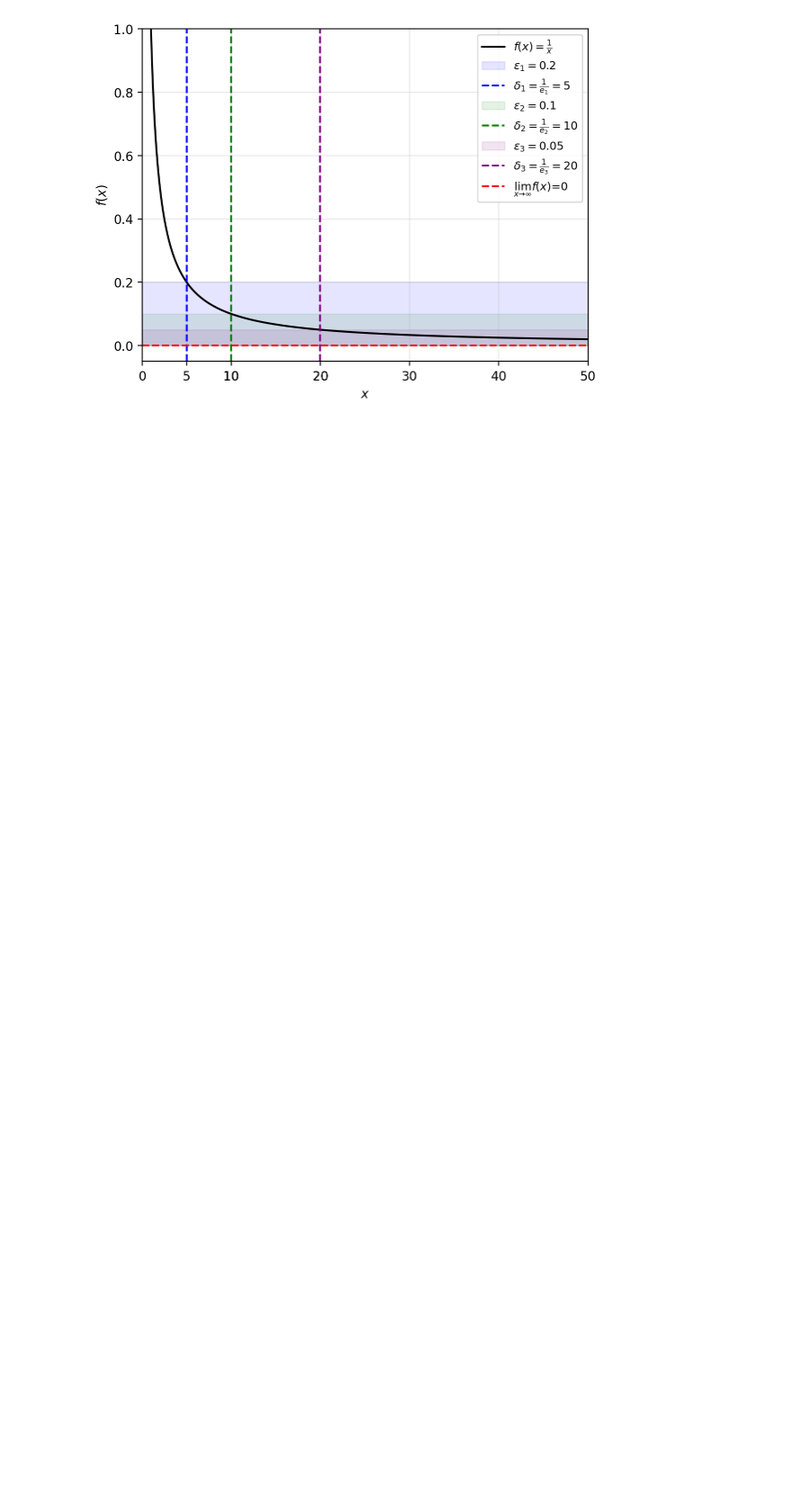
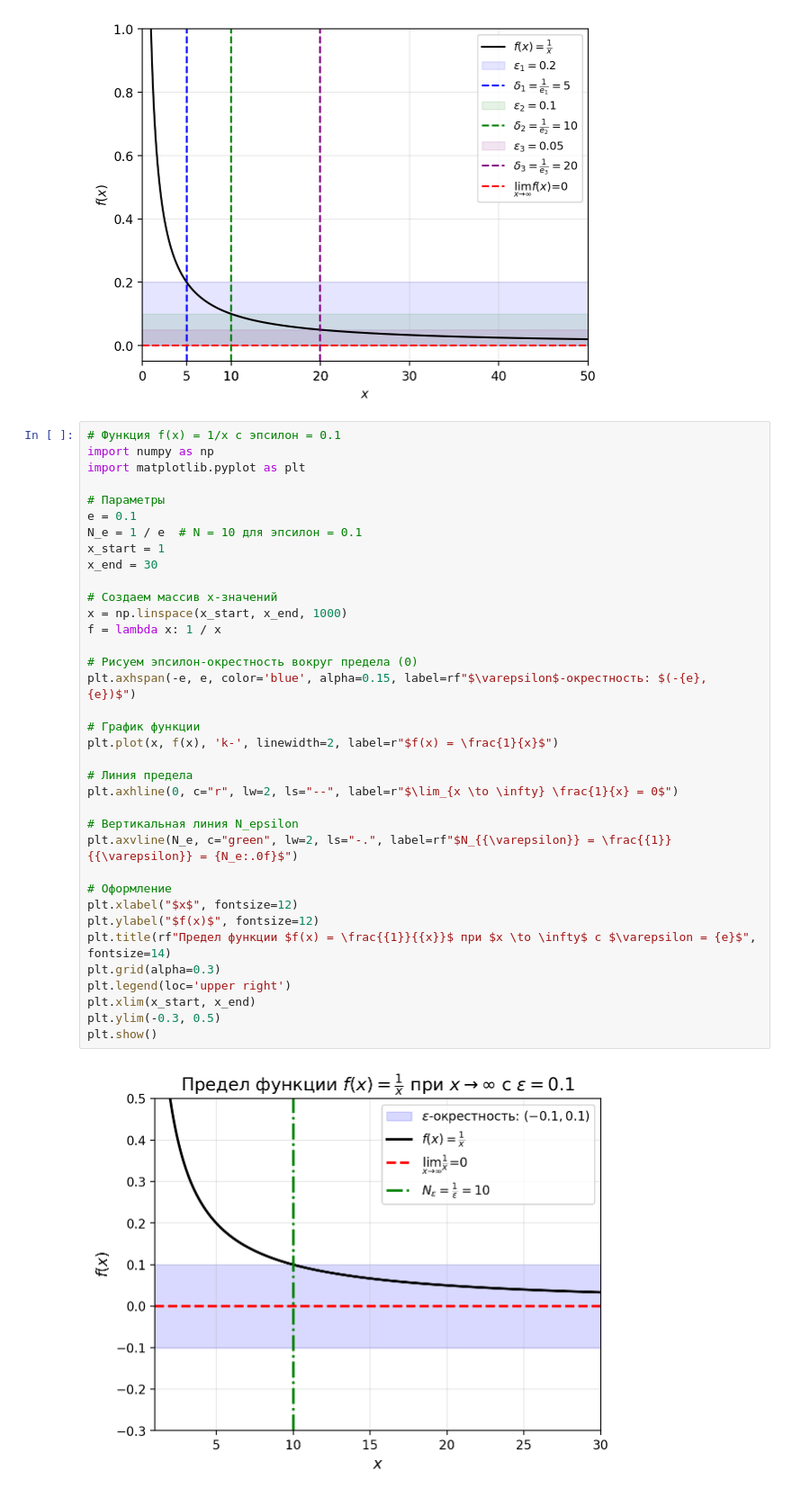
Before and after one commit to sabahtalateh/ainots, a Jupyter notebook: specmatan/matan1/day2/limitdemo.ipynb, the cells around one changed output. Shown at 90% size. Saved outputs shown, nothing was run; the diff lists cells and outputs as text; blank space fills up the shorter version.

```diff
--- a/specmatan/matan1/day2/limitdemo.ipynb
+++ b/specmatan/matan1/day2/limitdemo.ipynb
@@ -79,3 +79,41 @@ plt.ylim(-0.05, 1)
 plt.show()
 # %% [output]
 [figure]
+# %%
+# Функция f(x) = 1/x с эпсилон = 0.1
+import numpy as np
+import matplotlib.pyplot as plt
+
+# Параметры
+e = 0.1
+N_e = 1 / e  # N = 10 для эпсилон = 0.1
+x_start = 1
+x_end = 30
+
+# Создаем массив x-значений
+x = np.linspace(x_start, x_end, 1000)
+f = lambda x: 1 / x
+
+# Рисуем эпсилон-окрестность вокруг предела (0)
+plt.axhspan(-e, e, color='blue', alpha=0.15, label=rf"$\varepsilon$-окрестность: $(-{e}, {e})$")
+
+# График функции
+plt.plot(x, f(x), 'k-', linewidth=2, label=r"$f(x) = \frac{1}{x}$")
+
+# Линия предела
+plt.axhline(0, c="r", lw=2, ls="--", label=r"$\lim_{x \to \infty} \frac{1}{x} = 0$")
+
+# Вертикальная линия N_epsilon
+plt.axvline(N_e, c="green", lw=2, ls="-.", label=rf"$N_{{\varepsilon}} = \frac{{1}}{{\varepsilon}} = {N_e:.0f}$")
+
+# Оформление
+plt.xlabel("$x$", fontsize=12)
+plt.ylabel("$f(x)$", fontsize=12)
+plt.title(rf"Предел функции $f(x) = \frac{{1}}{{x}}$ при $x \to \infty$ с $\varepsilon = {e}$", fontsize=14)
+plt.grid(alpha=0.3)
+plt.legend(loc='upper right')
+plt.xlim(x_start, x_end)
+plt.ylim(-0.3, 0.5)
+plt.show()
+# %% [output]
+[figure, added]
```
Also changed, not shown: parts of 1 cell of this notebook, 1 other file.
